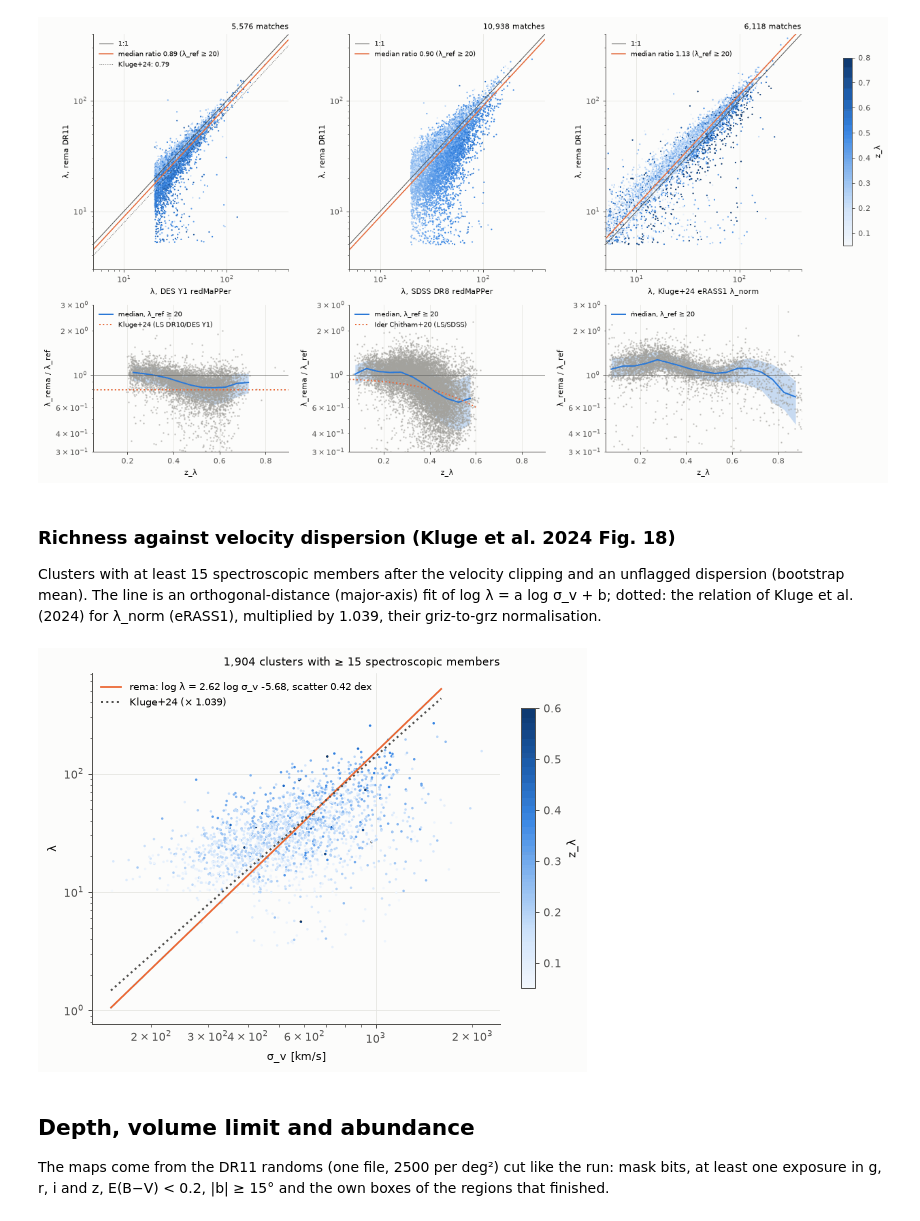
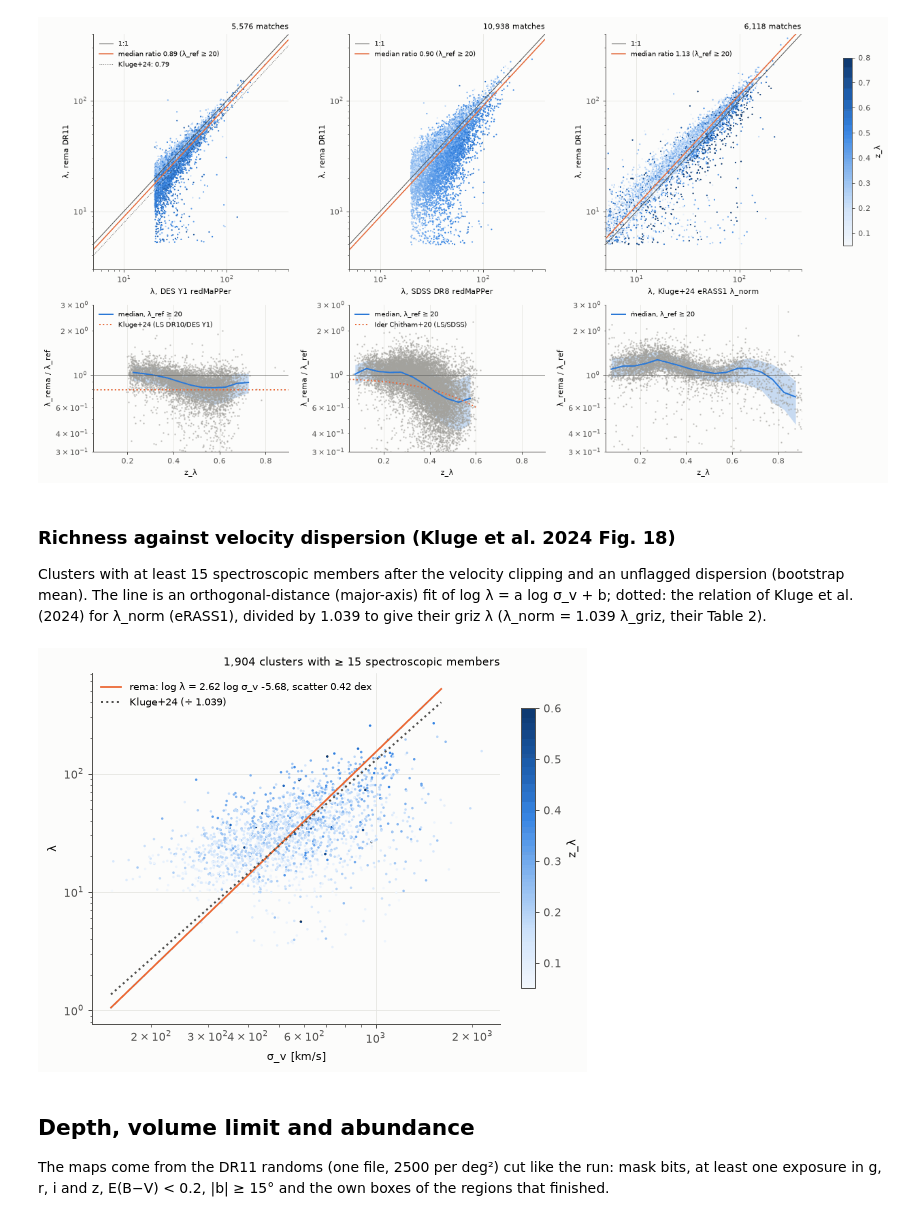
Before and after one commit to JohanComparat/rema-jax, a Jupyter notebook: docs/notebooks/redmapper_dr11.ipynb, the cells around one changed output. Saved outputs shown, nothing was run; the diff lists cells and outputs as text; code cells hidden in the pictures.

```diff
--- a/docs/notebooks/redmapper_dr11.ipynb
+++ b/docs/notebooks/redmapper_dr11.ipynb
@@ -1307,39 +1307,39 @@ save(fig, "richness_external")
 Clusters with at least 15 spectroscopic members after the velocity clipping and an
 unflagged dispersion (bootstrap mean). The line is an orthogonal-distance (major-axis) fit of
 log λ = a log σ_v + b; dotted: the relation of Kluge et al. (2024) for λ_norm (eRASS1),
-multiplied by 1.039, their griz-to-grz normalisation.
+divided by 1.039 to give their griz λ (λ_norm = 1.039 λ_griz, their Table 2).
 # %%
 def orthogonal_fit(x, y):
     """Slope and intercept of the orthogonal-distance (major-axis) line through (x, y)."""
     sxx, syy, sxy = np.var(x), np.var(y), np.cov(x, y, bias=True)[0, 1]
     slope = (syy - sxx + np.sqrt((syy - sxx) ** 2 + 4 * sxy**2)) / (2 * sxy)
     return slope, np.mean(y) - slope * np.mean(x)
 
 
 nm, vd, vflag = np.asarray(cl["N_MEMBERS"]), np.asarray(cl["VDISP_BOOT"]), np.asarray(cl["VDISP_FLAG"])
 s = (nm >= 15) & np.isfinite(vd) & (vd > 50) & ~vflag.astype(bool)
 x, y = np.log10(vd[s]), np.log10(lam[s])
 a_, b_ = orthogonal_fit(x, y)
 resid = y - (a_ * x + b_)
 fig, ax = plt.subplots(figsize=(6, 4.6), constrained_layout=True)
 sc = ax.scatter(vd[s], lam[s], s=4, c=zl[s], cmap=RAMP, vmin=0.05, vmax=0.6, lw=0, rasterized=True)
 fig.colorbar(sc, ax=ax, label="z_λ", shrink=0.8)
 xs = np.linspace(150, 1600, 50)
 ax.plot(xs, 10 ** (a_ * np.log10(xs) + b_), color=ORANGE, lw=1.4,
         label=f"rema: log λ = {a_:.2f} log σ_v {b_:+.2f}, scatter {np.std(resid):.2f} dex")
 ka, kb = LIT["K24_lam_sig"]
-ax.plot(xs, LIT["K24_snorm_griz"] * 10 ** (ka * np.log10(xs) + kb), color=INK2, ls=":", label="Kluge+24 (× 1.039)")
+ax.plot(xs, 10 ** (ka * np.log10(xs) + kb) / LIT["K24_snorm_griz"], color=INK2, ls=":", label="Kluge+24 (÷ 1.039)")
 ax.set_xscale("log")
 ax.set_yscale("log")
 ax.set_xlabel("σ_v [km/s]")
 ax.set_ylabel("λ")
 ax.legend(loc="upper left")
 panel_label(ax, "")
 ax.set_title(f"{s.sum():,} clusters with ≥ 15 spectroscopic members", loc="right")
 save(fig, "richness_vdisp")
 record("lam_sigma_fit", [round(float(a_), 3), round(float(b_), 3), round(float(np.std(resid)), 3), int(s.sum())])
 # %% [output]
-[figure, old version]
+[figure, new version]
 # %% [markdown]
 ## Depth, volume limit and abundance
 
```
Also changed, not shown: parts of 1 cell of this notebook, 20 other files.
